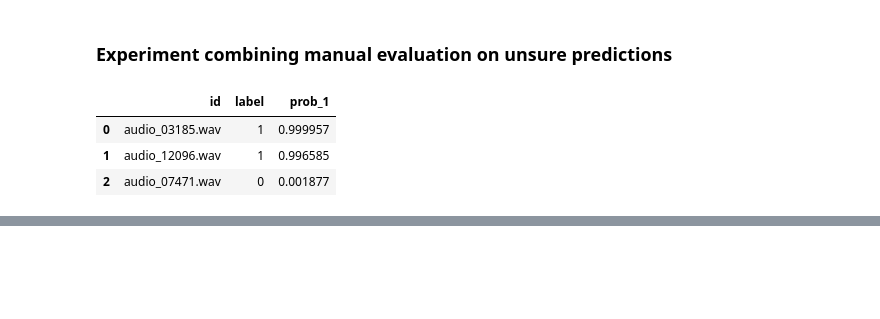
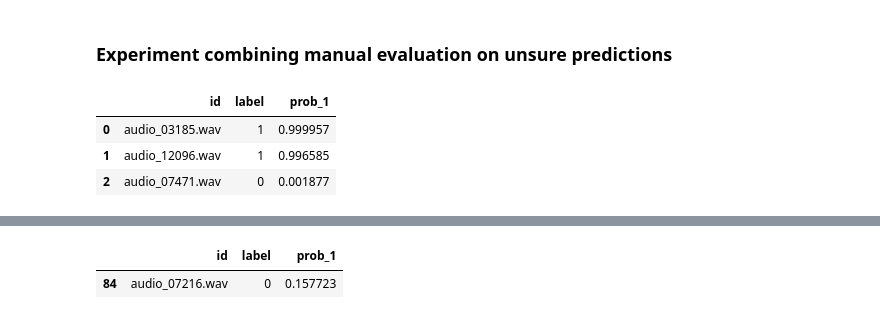
Before and after one commit to Ardacandra/deepdetect_audio_deepfake_detection_challenge, a Jupyter notebook: nb_06_analyzing_model_result.ipynb, the cells around one changed output, grey strips where cells are left out. Saved outputs shown, nothing was run; the diff lists cells and outputs as text; code cells hidden in the pictures; blank space fills up the shorter version.

```diff
--- a/nb_06_analyzing_model_result.ipynb
+++ b/nb_06_analyzing_model_result.ipynb
@@ -245,8 +255,12 @@ df_unsure_preds.sort_values('id')
 # %%
 #check the audio sound
-sample_wav = os.path.join(DATA_PATH, "holdout/audio_14291.wav")
+sample_filename = "audio_07216.wav"
+display(df_unsure_preds.loc[df_unsure_preds['id']==sample_filename])
+sample_wav = os.path.join(DATA_PATH, f"holdout/{sample_filename}")
 Audio(sample_wav)
 # %% [output]
+|  | id | label | prob_1 |
+| 84 | audio_07216.wav | 0 | 0.157723 |
 [interactive output not drawn]
 # %%
 #ADD MANUAL EVALUATION
```
Also changed, not shown: parts of 5 cells of this notebook.
